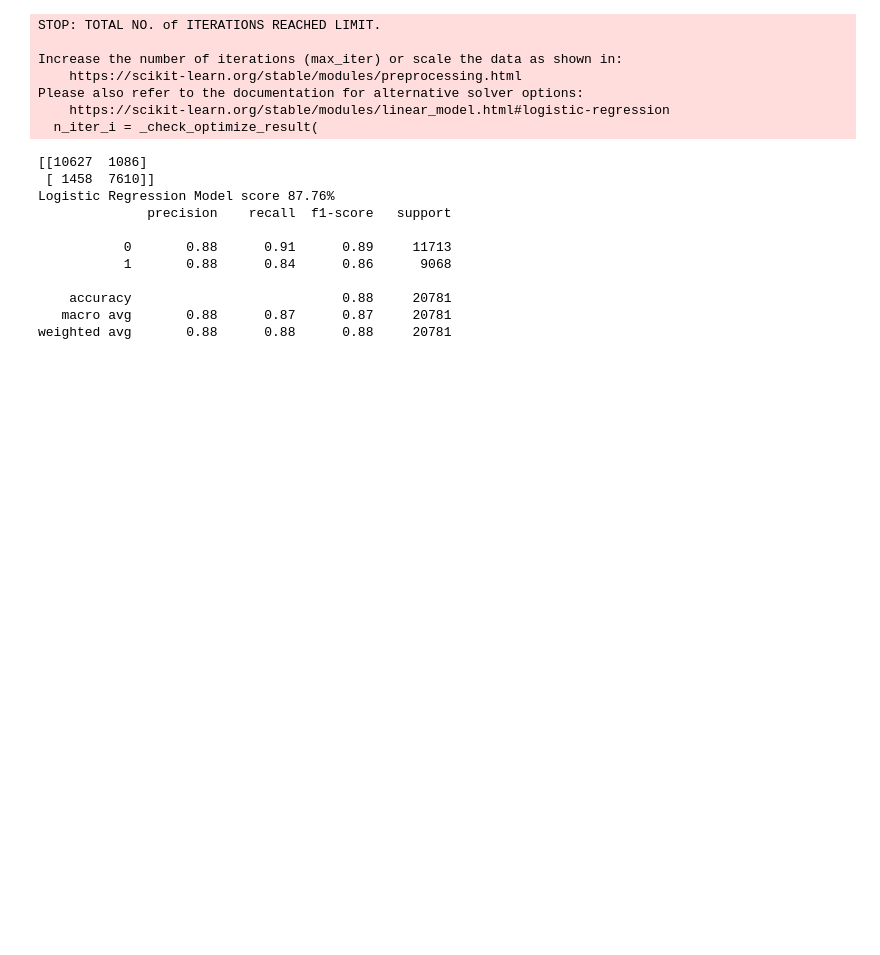
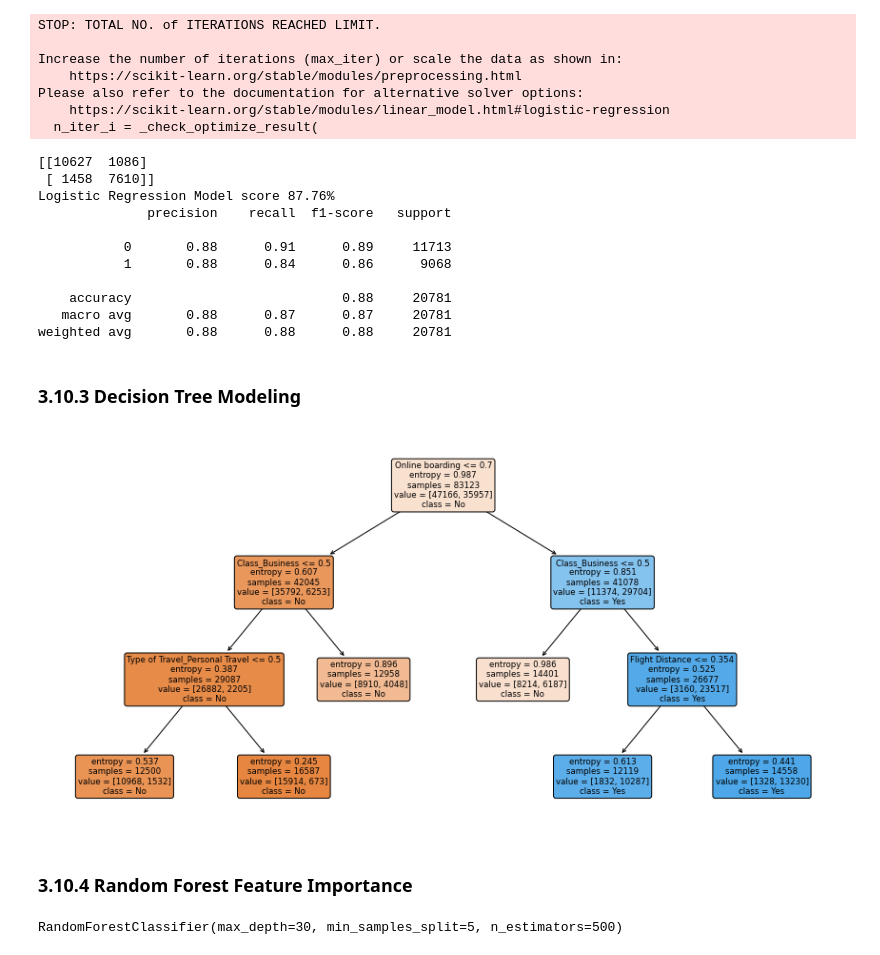
Before and after one commit to neeldeorukhkar/predict_customer_sat, a Jupyter notebook: notebooks/03_Preprocessing_Data.ipynb, the cells around one changed output. Cells and saved outputs as stored; diff of their text form; code cells hidden in the pictures; blank space fills up the shorter version.

```diff
--- a/notebooks/03_Preprocessing_Data.ipynb
+++ b/notebooks/03_Preprocessing_Data.ipynb
@@ -303,3 +307,26 @@ Logistic Regression Model score 87.76%
     accuracy                           0.88     20781
    macro avg       0.88      0.87      0.87     20781
 weighted avg       0.88      0.88      0.88     20781
+# %% [markdown]
+### 3.10.3 Decision Tree Modeling <a id='3.10.3'></a>
+# %%
+## NOTE: We can plot the tree and it is huge!
+X_train_dt = pd.DataFrame(preprocessor.transform(X_train), columns=columns)
+clf_dt = DecisionTreeClassifier(random_state=42, min_samples_leaf= 12000, min_samples_split=25000, criterion='entropy')
+clf_dt.fit(X_train_dt, y_train)
+
+plt.figure(figsize=(15, 7.5))
+plot_tree(clf_dt,
+          filled=True,
+          rounded=True,
+          class_names=["No", "Yes"],
+          feature_names=columns);
+# %% [output]
+[figure, added]
+# %% [markdown]
+### 3.10.4 Random Forest Feature Importance <a id='3.10.4'></a>
+# %%
+clf_rf = RandomForestClassifier(max_depth=30, min_samples_split=5, n_estimators=500)
+clf_rf.fit(X_train_dt, y_train)
+# %% [output]
+RandomForestClassifier(max_depth=30, min_samples_split=5, n_estimators=500)
```
Also changed, not shown: parts of 2 cells of this notebook, 2 other files.
